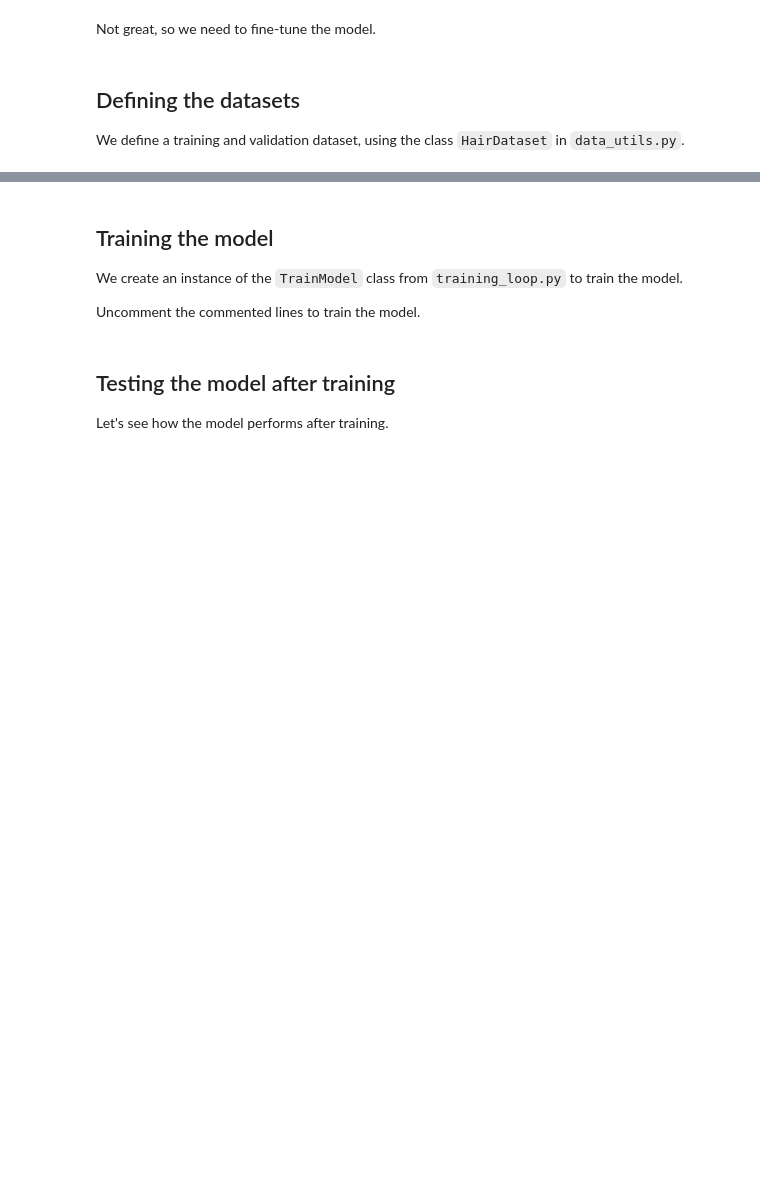
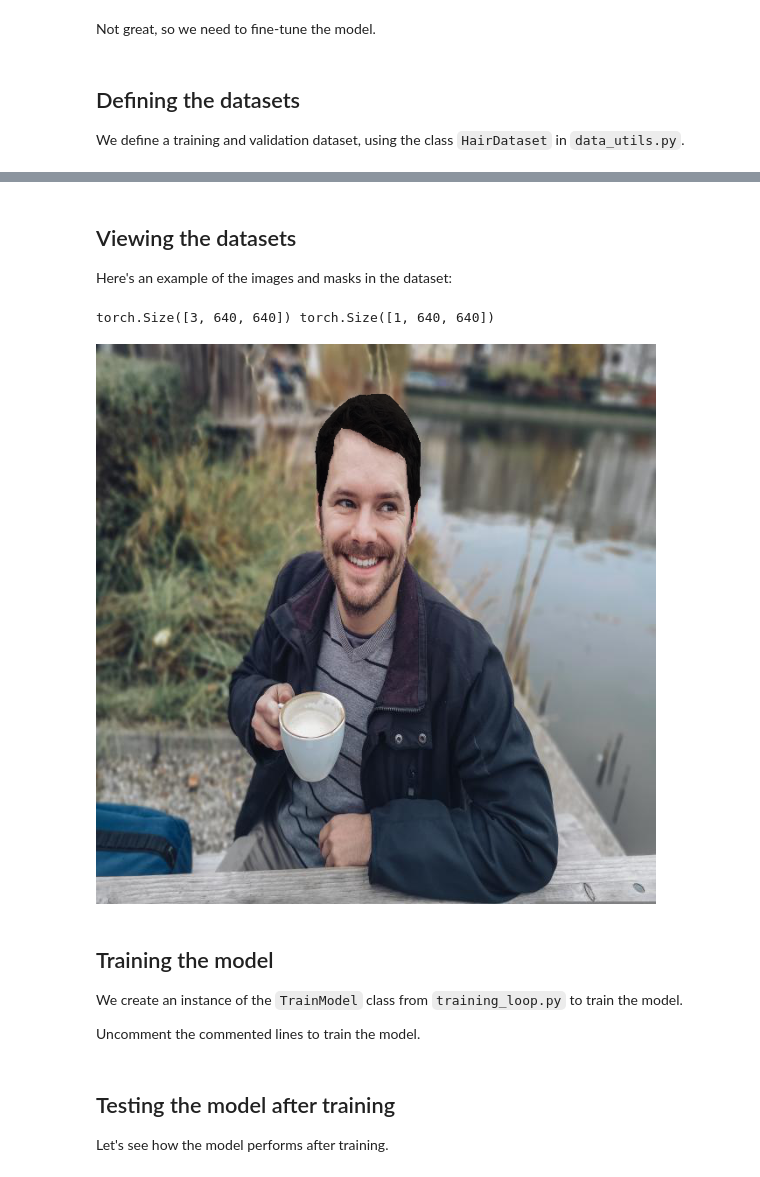
Before and after one commit to Bojack-Manhorse/Hair-Detection, a Jupyter notebook: TestBook.ipynb, the cells around one changed output, grey strips where cells are left out. Cells and saved outputs as stored; diff of their text form; code cells hidden in the pictures; blank space fills up the shorter version.

Commit message:
Added examples from validation dataset to notebook.

```diff
--- a/TestBook.ipynb
+++ b/TestBook.ipynb
@@ -37,4 +39,4 @@ from data_utils import HairDataset
 folder_path = 'Datasets/hair-seg.v6i.coco-segmentation/'
 
 train_dataset = HairDataset(folder_path + 'train', training_mode=True)
-validation_dataset = HairDataset(folder_path + 'valid', training_mode=True)
+validation_dataset = HairDataset(folder_path + 'valid', training_mode=False)
@@ -41,3 +52,15 @@ validation_dataset = HairDataset(folder_path + 'valid', training_mode=True)
+# %% [markdown]
+## Viewing the datasets
+
+Here's an example of the images and masks in the dataset:
+# %%
+image, target = validation_dataset[71]
+
+print(image.shape, target['masks'].shape)
+visualiser.draw_masks_from_tensor_and_masks(image, target['masks'])
+# %% [output]
+torch.Size([3, 640, 640]) torch.Size([1, 640, 640])
+[figure, added]
 # %% [markdown]
 ## Training the model
 
```
Also changed, not shown: parts of 2 cells of this notebook.
